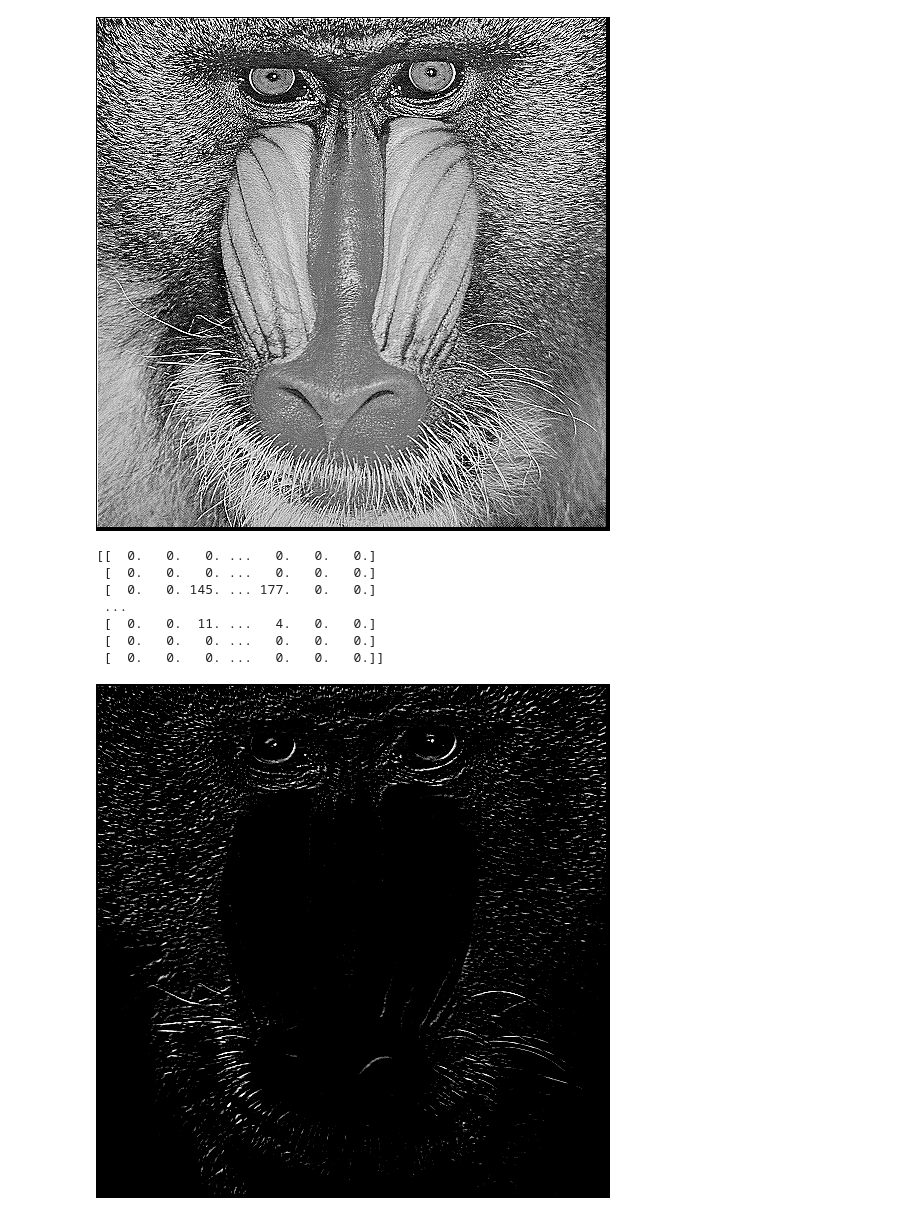
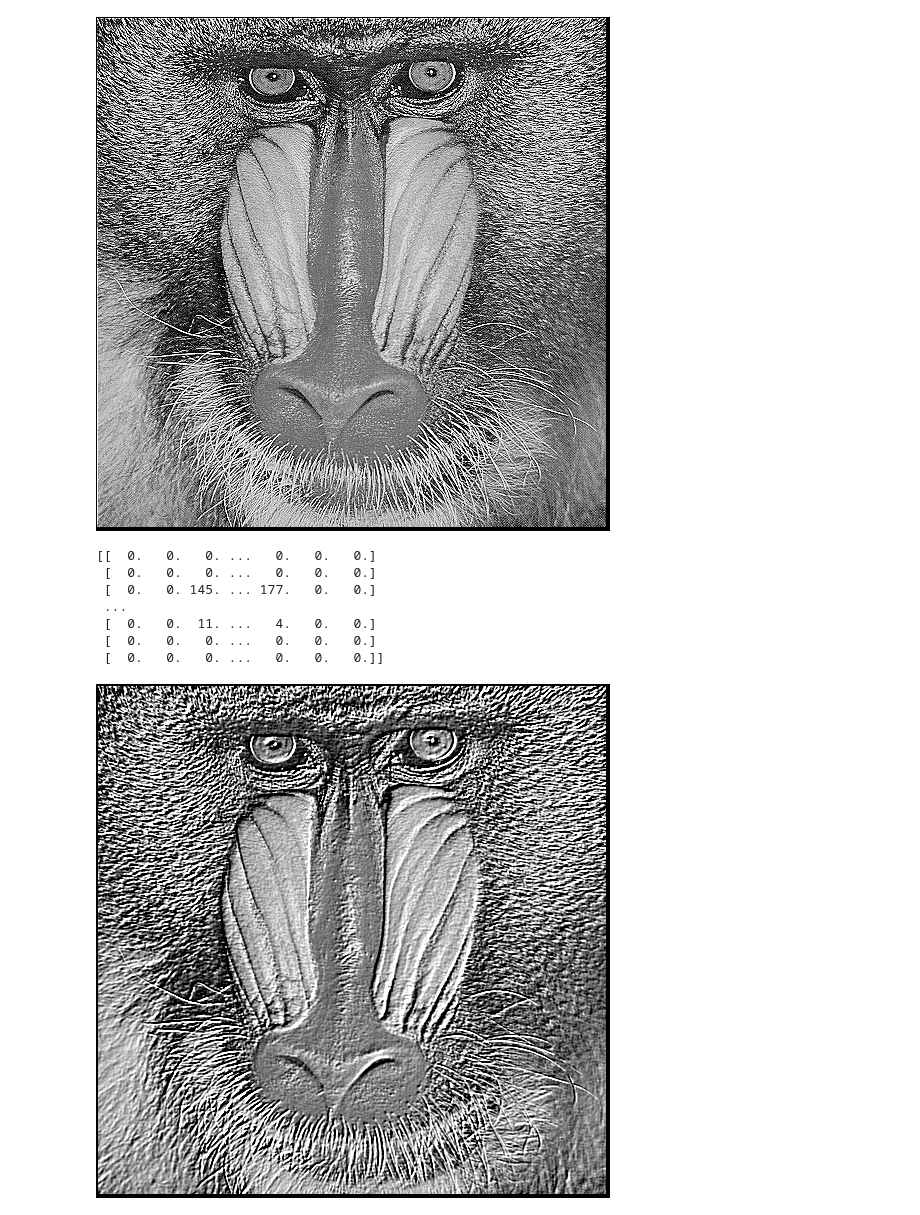
Before and after one commit to Firmanrachmad/PCVK_Firman, a Jupyter notebook: Modul 7.ipynb, the cells around one changed output. Cells and saved outputs as stored; diff of their text form; code cells hidden in the pictures.

```diff
--- a/Modul 7.ipynb
+++ b/Modul 7.ipynb
@@ -75,16 +76,16 @@ cv2_imshow(image_sharpen)
 [figure]
 # %%
 kernel = np.array([[-2, -1, 0],
-                   [-1, 1,-1],
+                   [-1, 1, 1],
                    [0, 1, 2]])
 image_sharpen = convolve2D(image, kernel, padding=2)
 cv2_imshow(image_sharpen)
 # %% [output]
 [[  0.   0.   0. ...   0.   0.   0.]
  [  0.   0.   0. ...   0.   0.   0.]
  [  0.   0. 145. ... 177.   0.   0.]
  ...
  [  0.   0.  11. ...   4.   0.   0.]
  [  0.   0.   0. ...   0.   0.   0.]
  [  0.   0.   0. ...   0.   0.   0.]]
-[figure, old version]
+[figure, new version]
```
Also changed, not shown: parts of 4 cells of this notebook.
